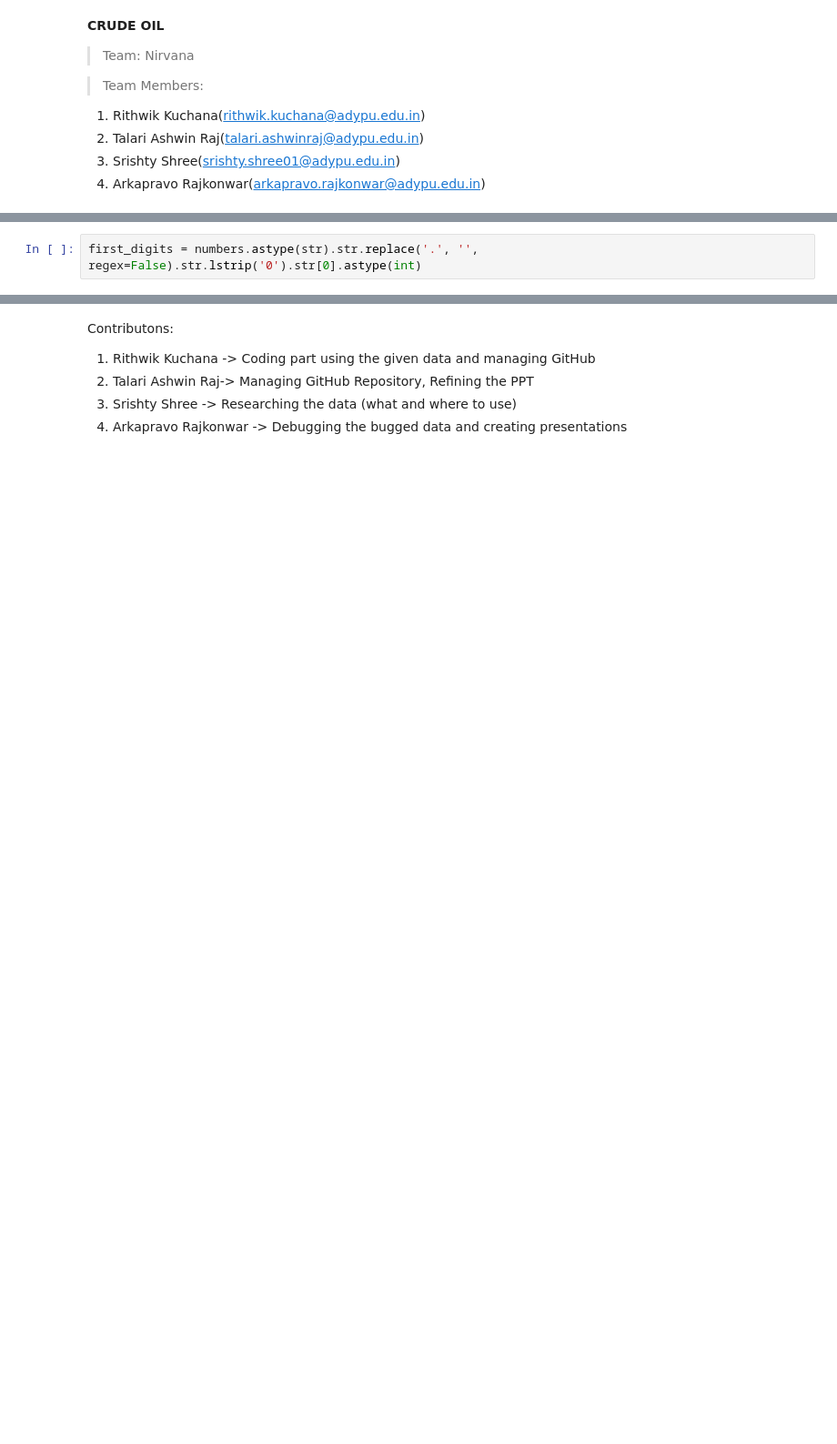
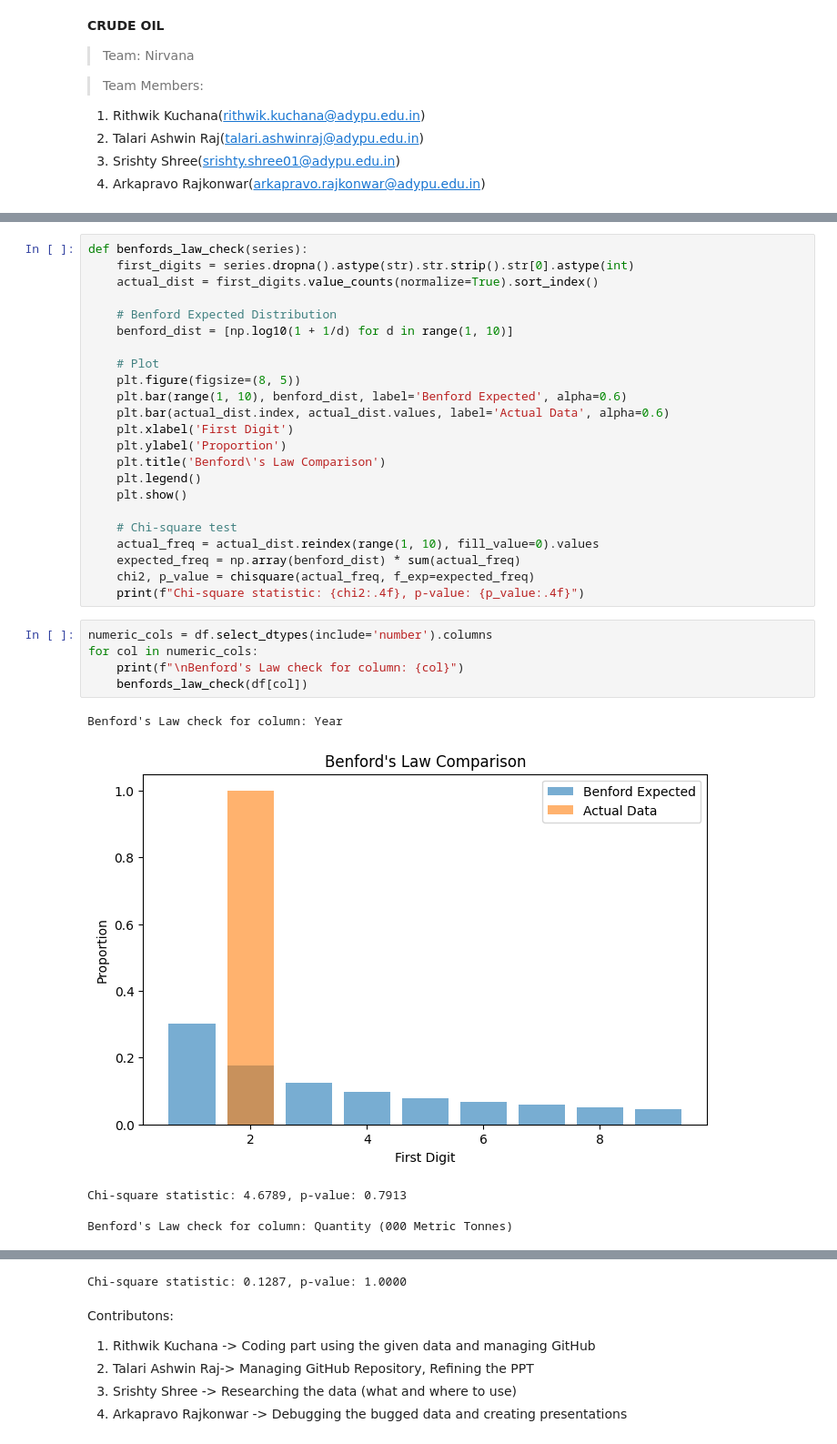
Before and after one commit to imposter29/Nirvana, a Jupyter notebook: Nirvana.ipynb, the cells around one changed output, grey strips where cells are left out. Shown at 91% size. Saved outputs shown, nothing was run; the diff lists cells and outputs as text; blank space fills up the shorter version.

```diff
--- a/Nirvana.ipynb
+++ b/Nirvana.ipynb
@@ -29,2 +10,0 @@ numbers = numbers[numbers != 0]
-# %%
-first_digits = numbers.astype(str).str.replace('.', '', regex=False).str.lstrip('0').str[0].astype(int)
@@ -53,0 +99,34 @@ plt.show()
+# %%
+def benfords_law_check(series):
+    first_digits = series.dropna().astype(str).str.strip().str[0].astype(int)
+    actual_dist = first_digits.value_counts(normalize=True).sort_index()
+
+    # Benford Expected Distribution
+    benford_dist = [np.log10(1 + 1/d) for d in range(1, 10)]
+
+    # Plot
+    plt.figure(figsize=(8, 5))
+    plt.bar(range(1, 10), benford_dist, label='Benford Expected', alpha=0.6)
+    plt.bar(actual_dist.index, actual_dist.values, label='Actual Data', alpha=0.6)
+    plt.xlabel('First Digit')
+    plt.ylabel('Proportion')
+    plt.title('Benford\'s Law Comparison')
+    plt.legend()
+    plt.show()
+
+    # Chi-square test
+    actual_freq = actual_dist.reindex(range(1, 10), fill_value=0).values
+    expected_freq = np.array(benford_dist) * sum(actual_freq)
+    chi2, p_value = chisquare(actual_freq, f_exp=expected_freq)
+    print(f"Chi-square statistic: {chi2:.4f}, p-value: {p_value:.4f}")
+# %%
+numeric_cols = df.select_dtypes(include='number').columns
+for col in numeric_cols:
+    print(f"\nBenford's Law check for column: {col}")
+    benfords_law_check(df[col])
+# %% [output]
+Benford's Law check for column: Year
+[figure, added]
+Chi-square statistic: 4.6789, p-value: 0.7913
+
+Benford's Law check for column: Quantity (000 Metric Tonnes)
@@ -54,3 +142,4 @@ plt.show()
+Chi-square statistic: 0.1287, p-value: 1.0000
 # %% [markdown]
 Contributons:
 
```
Also changed, not shown: parts of 14 cells of this notebook.
